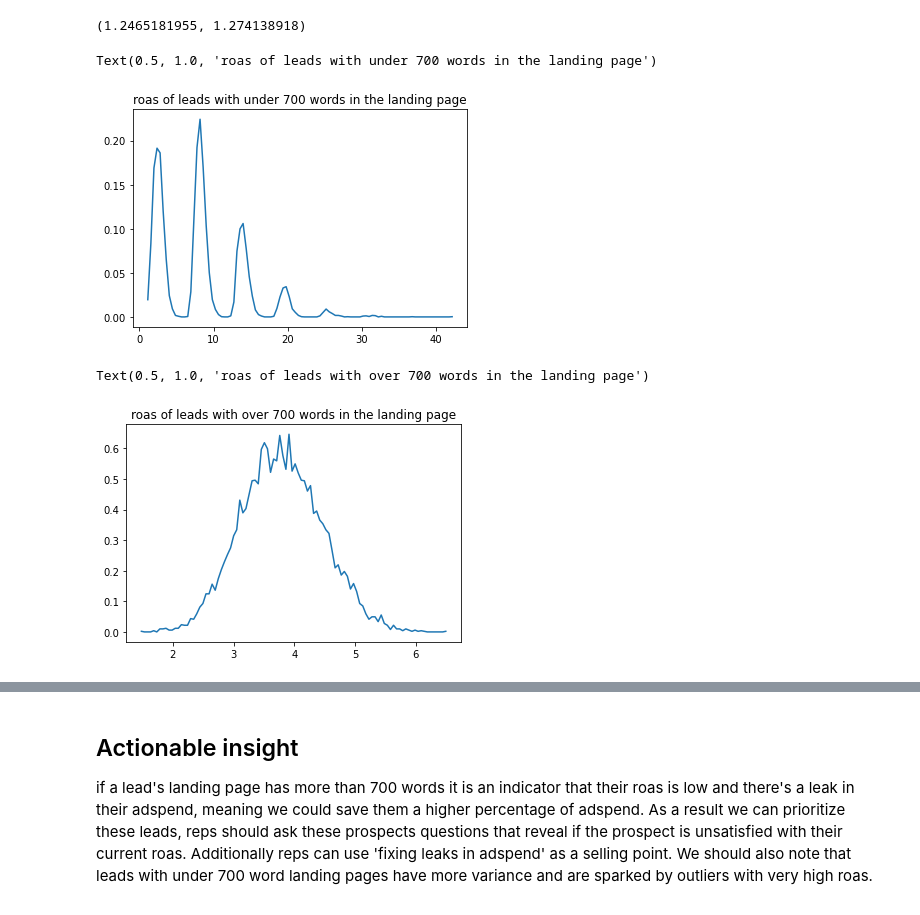
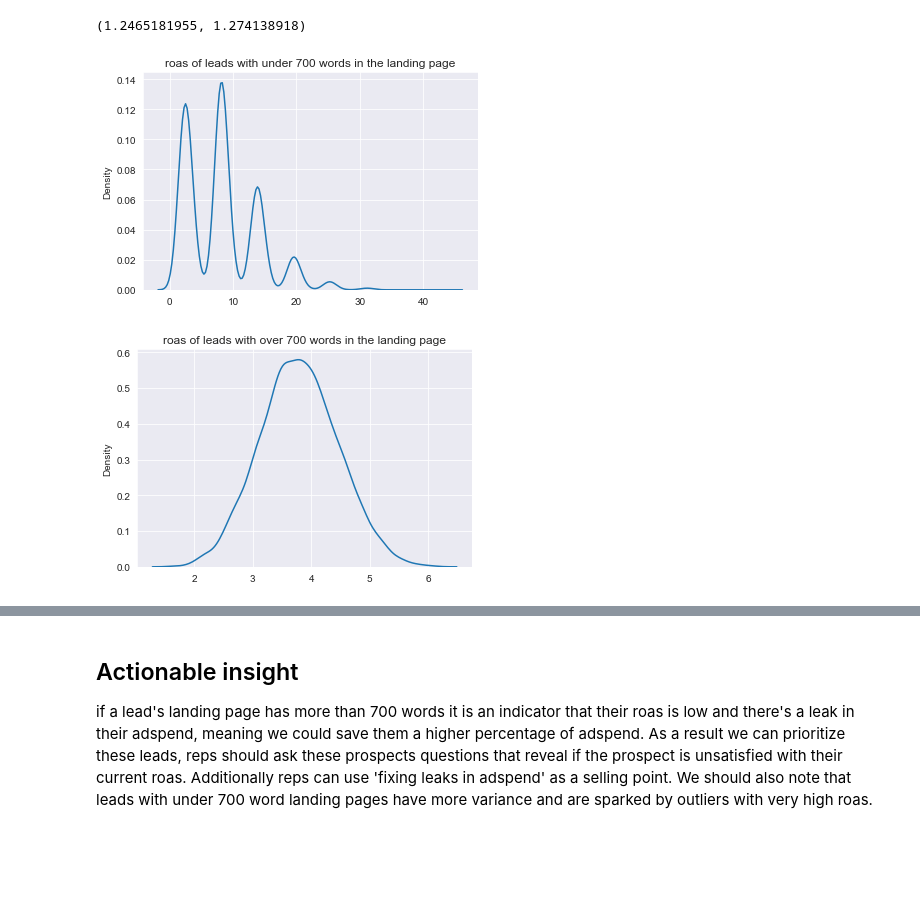
Before and after one commit to spe301/Sales-Scientist, a Jupyter notebook: EDA.ipynb, the cells around one changed output, grey strips where cells are left out. Drawn from its saved outputs; the diff is of its cells as text; code cells hidden in the pictures; blank space fills up the shorter version.

```diff
--- a/EDA.ipynb
+++ b/EDA.ipynb
@@ -77,8 +68,10 @@ array([[1.        , 0.02006478],
 
 number of words and number of trigger words (trigger a call to action) have a slight negative correlation, leading to slightly lower roas. However number of links in the landing page has a slight positive correlation with roas, not what was excpected, however at 2% correlation this is negligible.
 # %%
-plt.scatter(df['words'], df['roas'])
+sns.set_style("darkgrid")
+sns.scatterplot(data=df, x='words', y='roas')
 plt.xlabel('number of words')
 plt.ylabel('return on adspend')
 plt.title('How many words is too many?')
+plt.show()
 # %% [output]
@@ -87,6 +79,8 @@ Text(0.5, 1.0, 'How many words is too many?')
 # %%
-plt.scatter(df['triggers'], df['roas'])
+sns.set_style("darkgrid")
+sns.scatterplot(df['triggers'], df['roas'])
 plt.xlabel('number of trigger words')
 plt.ylabel('return on adspend')
 plt.title('How many trigger words is too many?')
+plt.show()
 # %% [output]
@@ -95,6 +88,8 @@ Text(0.5, 1.0, 'How many trigger words is too many?')
 # %%
-plt.scatter(df['links'], df['roas'])
+sns.set_style("darkgrid")
+sns.scatterplot(df['links'], df['roas'])
 plt.xlabel('number of links')
 plt.ylabel('return on adspend')
 plt.title('Do links boost roas?')
+plt.show()
 # %% [output]
@@ -128,28 +122,28 @@ def bootstrap(x):
         samples.append(sample)
     return samples
 # %%
-from potosnail import Stats
-bootstrap(list(under_700['roas']))
-
 xbars = []
 for i in range(10000): #augmenting our population to 10k samples
     xbars.append(np.mean(bootstrap(list(under_700['roas']))))
-Stats().PDF(xbars)
+
+sns.set_style("darkgrid")
 plt.title('roas of leads with under 700 words in the landing page')
+sns.kdeplot(xbars)
+plt.show()
 # %% [output]
-Text(0.5, 1.0, 'roas of leads with under 700 words in the landing page')
-[figure, old version]
+[figure, new version]
 # %%
 bootstrap(list(over_700['roas']))
 
 xbars = []
 for i in range(10000):
     xbars.append(np.mean(bootstrap(list(over_700['roas']))))
-Stats().PDF(xbars)
+sns.set_style("darkgrid")
 plt.title('roas of leads with over 700 words in the landing page')
+sns.kdeplot(xbars)
+plt.show()
 # %% [output]
-Text(0.5, 1.0, 'roas of leads with over 700 words in the landing page')
-[figure, old version]
+[figure, new version]
 # %%
 df.loc[df['roas']==max(df['roas'])] #lead with the highest roas, it's clickfunnels
 # %% [output]
```
Also changed, not shown: parts of 27 cells of this notebook, 1 other file.
